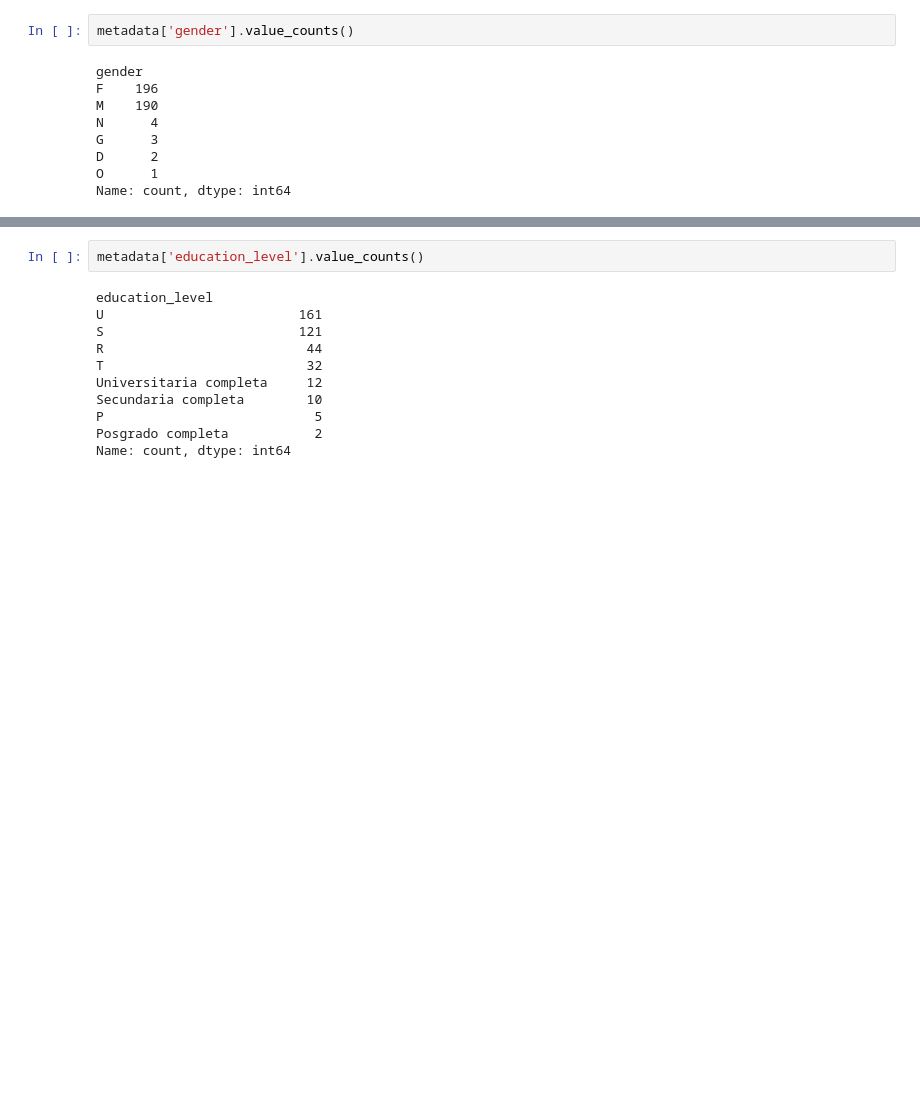
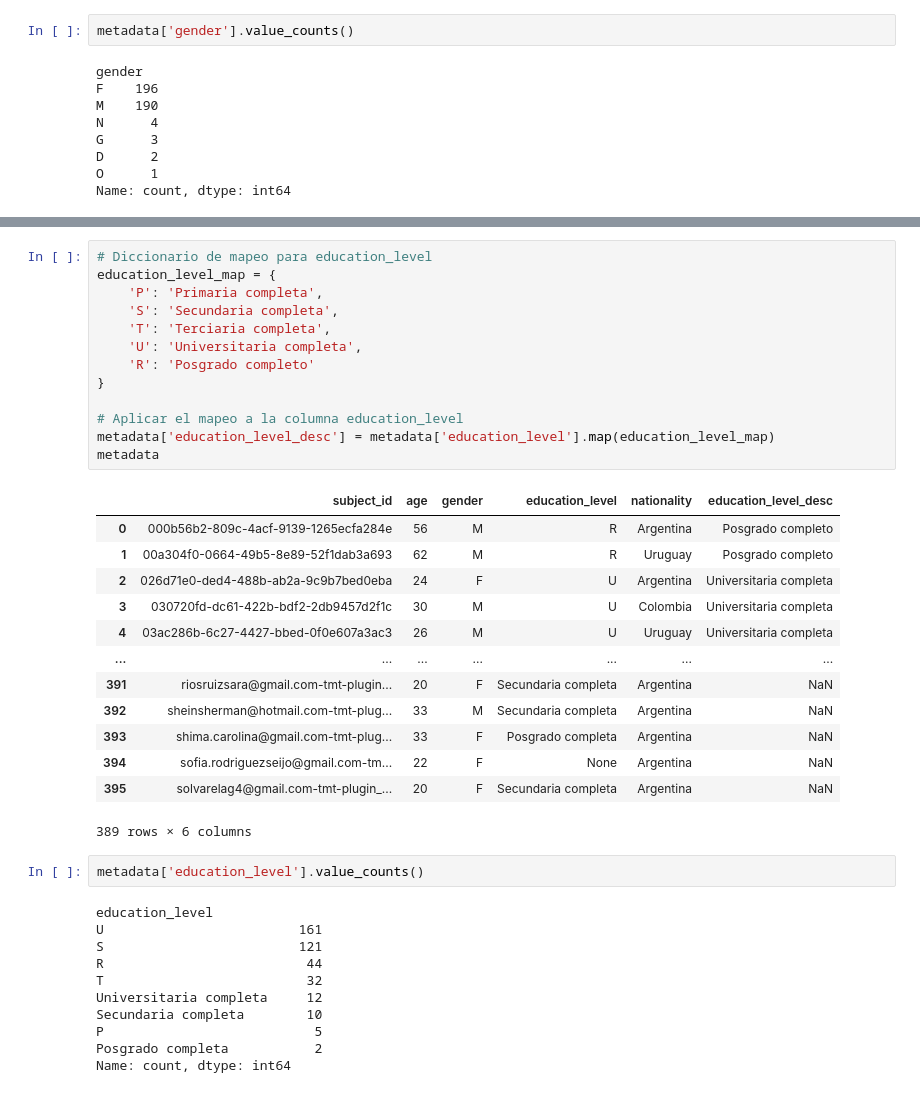
Before and after one commit to gianluca-capelo/datapruebas_analysis, a Jupyter notebook: notebooks/metadata_eda.ipynb, the cells around one changed output, grey strips where cells are left out. Cells and saved outputs as stored; diff of their text form; blank space fills up the shorter version.

```diff
--- a/notebooks/metadata_eda.ipynb
+++ b/notebooks/metadata_eda.ipynb
@@ -67,6 +67,33 @@ Ecuatoriana                  1
 Chilena                      1
 Uruguayo                     1
 Name: count, dtype: int64
+# %%
+# Diccionario de mapeo para education_level
+education_level_map = {
+    'P': 'Primaria completa',
+    'S': 'Secundaria completa',
+    'T': 'Terciaria completa',
+    'U': 'Universitaria completa',
+    'R': 'Posgrado completo'
+}
+
+# Aplicar el mapeo a la columna education_level
+metadata['education_level_desc'] = metadata['education_level'].map(education_level_map)
+metadata
+# %% [output]
+|  | subject_id | age | gender | education_level | nationality | education_level_desc |
+| 0 | 000b56b2-809c-4acf-9139-1265ecfa284e | 56 | M | R | Argentina | Posgrado completo |
+| 1 | 00a304f0-0664-49b5-8e89-52f1dab3a693 | 62 | M | R | Uruguay | Posgrado completo |
+| 2 | 026d71e0-ded4-488b-ab2a-9c9b7bed0eba | 24 | F | U | Argentina | Universitaria completa |
+| 3 | 030720fd-dc61-422b-bdf2-2db9457d2f1c | 30 | M | U | Colombia | Universitaria completa |
+| 4 | 03ac286b-6c27-4427-bbed-0f0e607a3ac3 | 26 | M | U | Uruguay | Universitaria completa |
+| ... | ... | ... | ... | ... | ... | ... |
+| 391 | riosruizsara@gmail.com-tmt-plugin... | 20 | F | Secundaria completa | Argentina | NaN |
+| 392 | sheinsherman@hotmail.com-tmt-plug... | 33 | M | Secundaria completa | Argentina | NaN |
+| 393 | shima.carolina@gmail.com-tmt-plug... | 33 | F | Posgrado completa | Argentina | NaN |
+| 394 | sofia.rodriguezseijo@gmail.com-tm... | 22 | F | None | Argentina | NaN |
+| 395 | solvarelag4@gmail.com-tmt-plugin_... | 20 | F | Secundaria completa | Argentina | NaN |
+389 rows × 6 columns
 # %%
 metadata['education_level'].value_counts()
 # %% [output]
```
Also changed, not shown: parts of 5 cells of this notebook.
